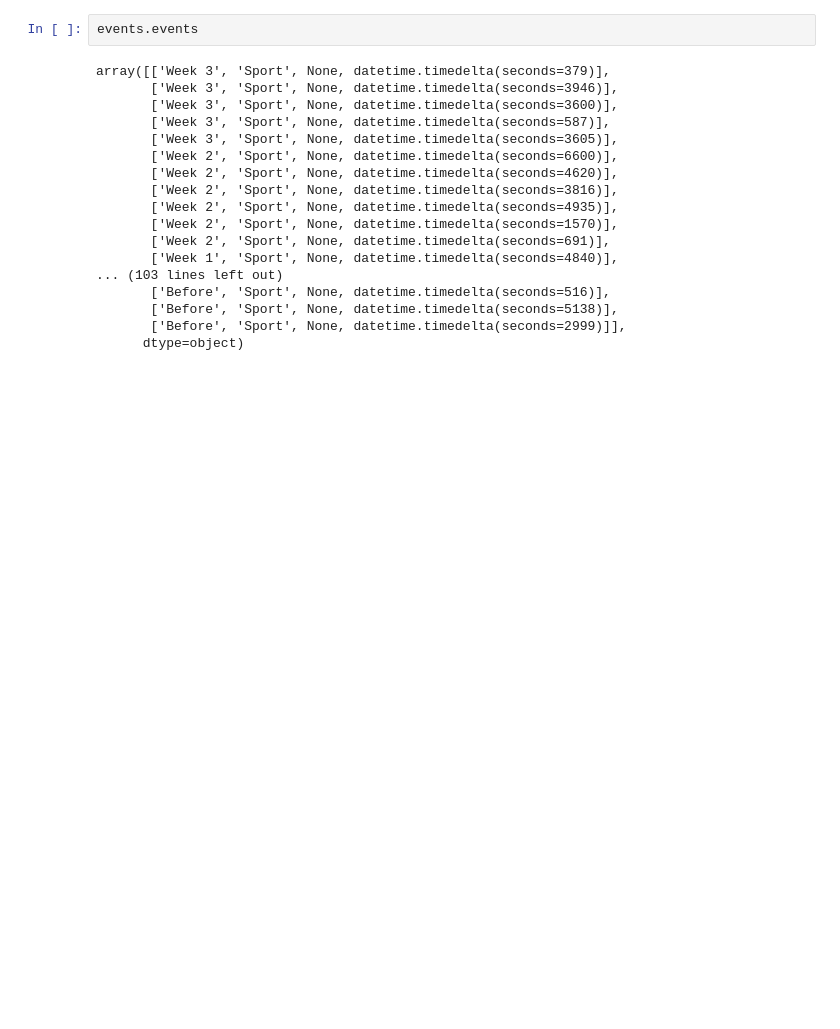
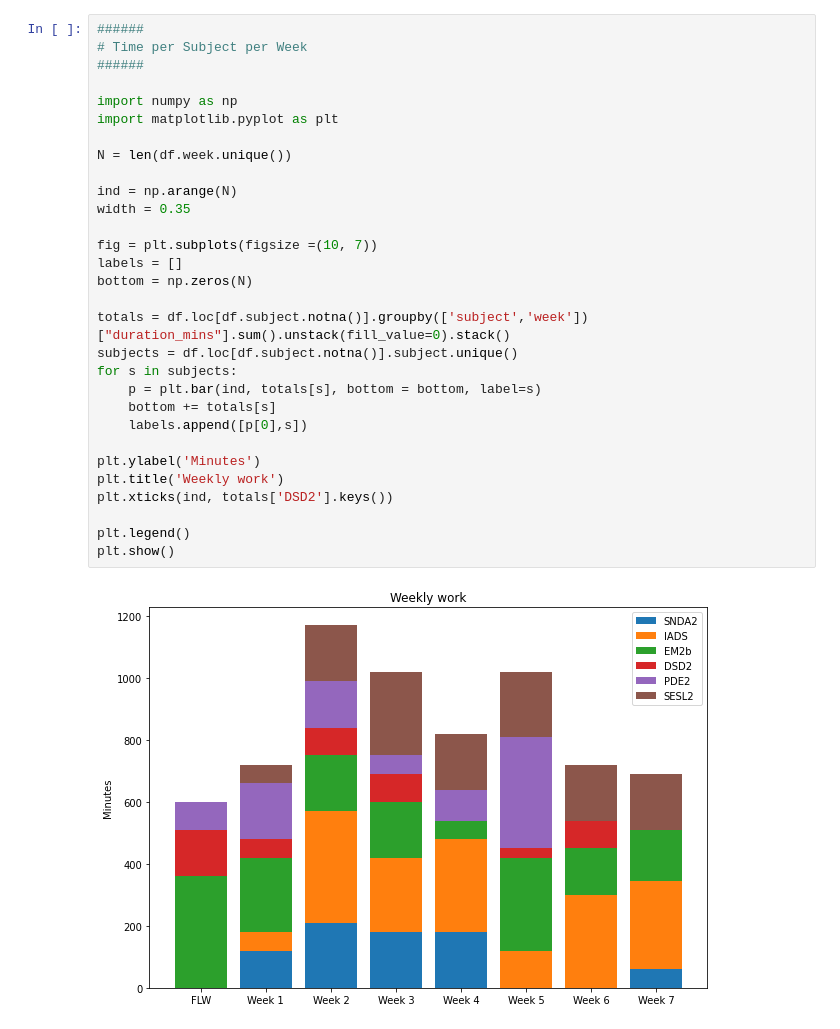
Before and after one commit to WilliamMoolman/CalendarTime, a Jupyter notebook: Statistics.ipynb, the cells around one changed output. Cells and saved outputs as stored; diff of their text form; blank space fills up the shorter version.

```diff
--- a/Statistics.ipynb
+++ b/Statistics.ipynb
@@ -93,20 +67,32 @@ array([ 294.,  560.,  733., 1428., 1958., 2010., 2559., 3461.])
-# %%
-events.events
-# %% [output]
-array([['Week 3', 'Sport', None, datetime.timedelta(seconds=379)],
-       ['Week 3', 'Sport', None, datetime.timedelta(seconds=3946)],
-       ['Week 3', 'Sport', None, datetime.timedelta(seconds=3600)],
-       ['Week 3', 'Sport', None, datetime.timedelta(seconds=587)],
-       ['Week 3', 'Sport', None, datetime.timedelta(seconds=3605)],
-       ['Week 2', 'Sport', None, datetime.timedelta(seconds=6600)],
-       ['Week 2', 'Sport', None, datetime.timedelta(seconds=4620)],
-       ['Week 2', 'Sport', None, datetime.timedelta(seconds=3816)],
-       ['Week 2', 'Sport', None, datetime.timedelta(seconds=4935)],
-       ['Week 2', 'Sport', None, datetime.timedelta(seconds=1570)],
-       ['Week 2', 'Sport', None, datetime.timedelta(seconds=691)],
-       ['Week 1', 'Sport', None, datetime.timedelta(seconds=4840)],
-... (103 lines left out)
-       ['Before', 'Sport', None, datetime.timedelta(seconds=516)],
-       ['Before', 'Sport', None, datetime.timedelta(seconds=5138)],
-       ['Before', 'Sport', None, datetime.timedelta(seconds=2999)]],
-      dtype=object)
+# %%
+######
+# Time per Subject per Week
+######
+
+import numpy as np
+import matplotlib.pyplot as plt
+
+N = len(df.week.unique())
+
+ind = np.arange(N)
+width = 0.35
+
+fig = plt.subplots(figsize =(10, 7))
+labels = []
+bottom = np.zeros(N)
+
+totals = df.loc[df.subject.notna()].groupby(['subject','week'])["duration_mins"].sum().unstack(fill_value=0).stack()
+subjects = df.loc[df.subject.notna()].subject.unique()
+for s in subjects:
+    p = plt.bar(ind, totals[s], bottom = bottom, label=s)
+    bottom += totals[s]
+    labels.append([p[0],s])
+
+plt.ylabel('Minutes')
+plt.title('Weekly work')
+plt.xticks(ind, totals['DSD2'].keys())
+
+plt.legend()
+plt.show()
+# %% [output]
+[figure, added]
```
Also changed, not shown: parts of 7 cells of this notebook, 1 other file.
